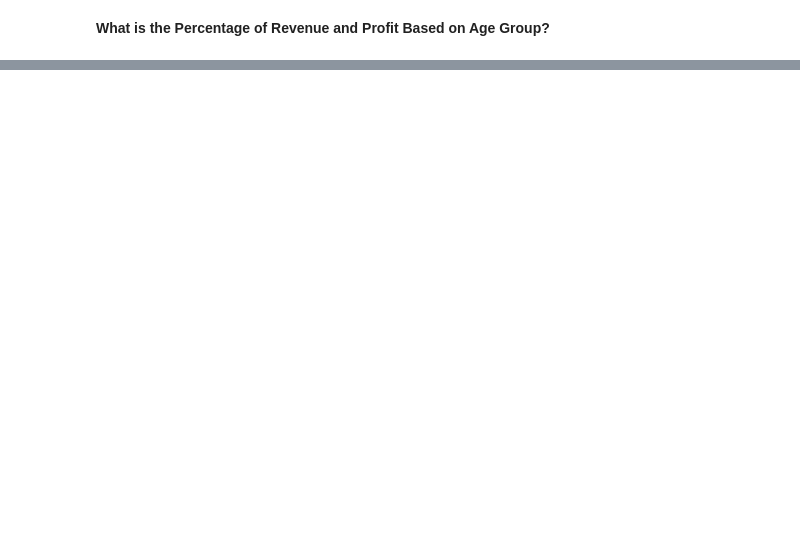
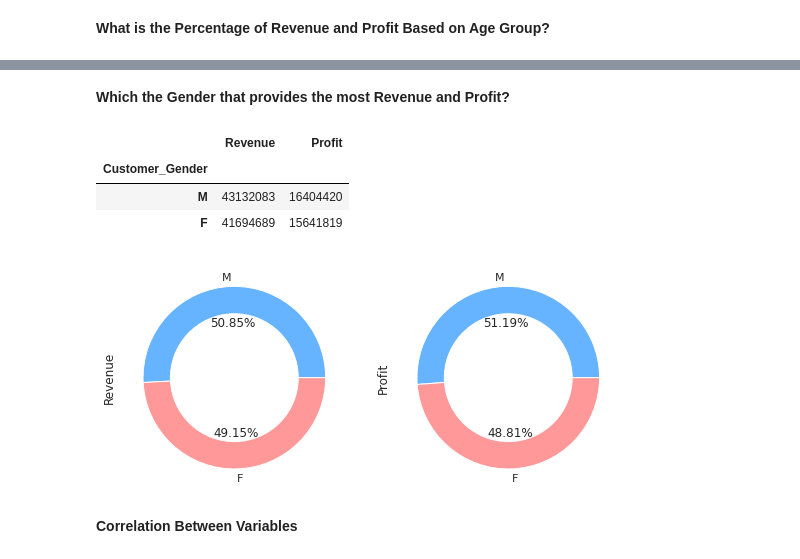
Before and after one commit to wahyunh10/Project-Bike-Sales-in-Europe, a Jupyter notebook: Project_Bike_Sales_in_Europe.ipynb, the cells around one changed output, grey strips where cells are left out. Cells and saved outputs as stored; diff of their text form; code cells hidden in the pictures; blank space fills up the shorter version.

```diff
--- a/Project_Bike_Sales_in_Europe.ipynb
+++ b/Project_Bike_Sales_in_Europe.ipynb
@@ -461,0 +529,16 @@ plt.show();
+# %% [markdown]
+**Which the Gender that provides the most Revenue and Profit?**
+# %%
+Gender_Sales = df.groupby(['Customer_Gender']).agg({'Revenue':'sum', 'Profit':'sum'}).sort_values(['Revenue','Profit'], ascending=False)
+Gender_Sales
+# %% [output]
+|  | Revenue | Profit |
+| Customer_Gender |  |  |
+| M | 43132083 | 16404420 |
+| F | 41694689 | 15641819 |
+# %%
+Gender_Sales.plot(kind='pie', subplots=True, wedgeprops=dict(width=.3), colors = ['#66b3ff', '#ff9999'], figsize=(9,9), autopct='%1.2f%%', legend=False, labels=Gender_Sales.index);
+# %% [output]
+[figure, added]
+# %% [markdown]
+**Correlation Between Variables**
```
Also changed, not shown: parts of 32 cells of this notebook.
